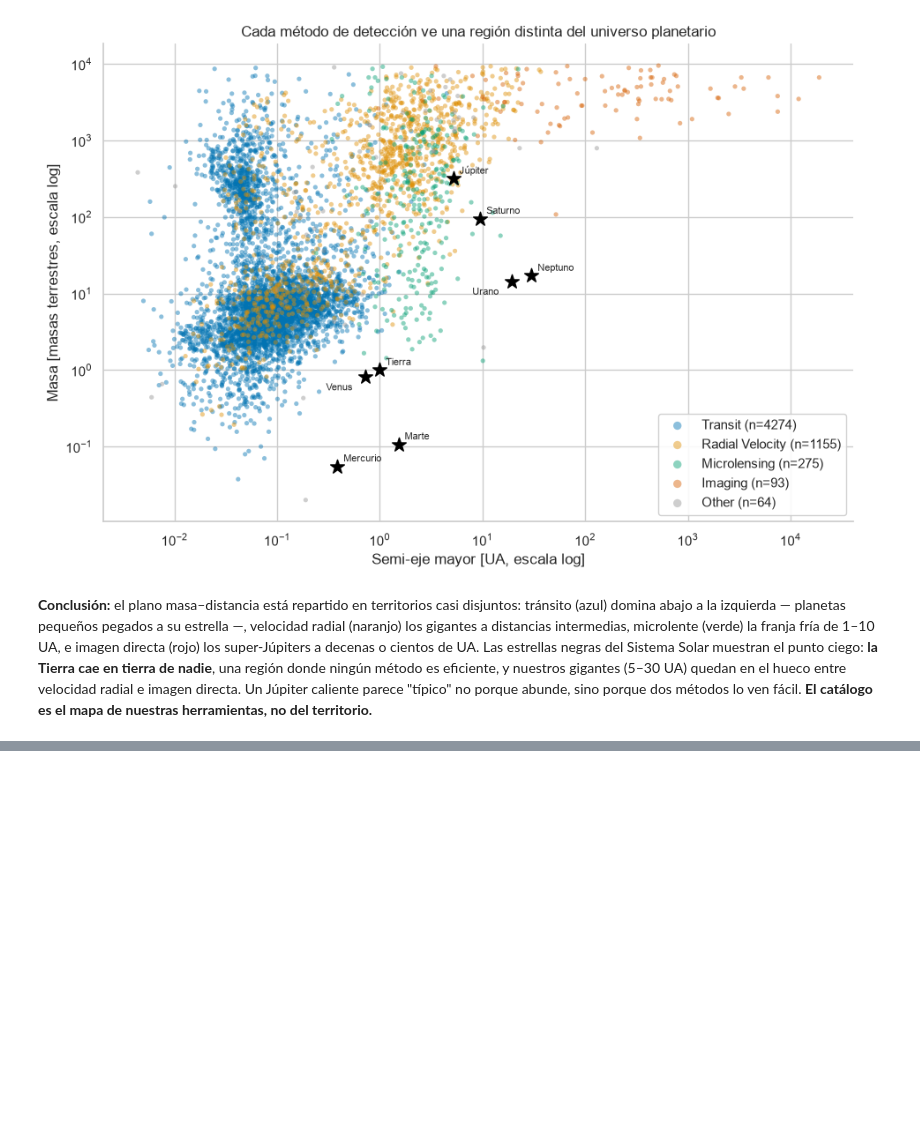
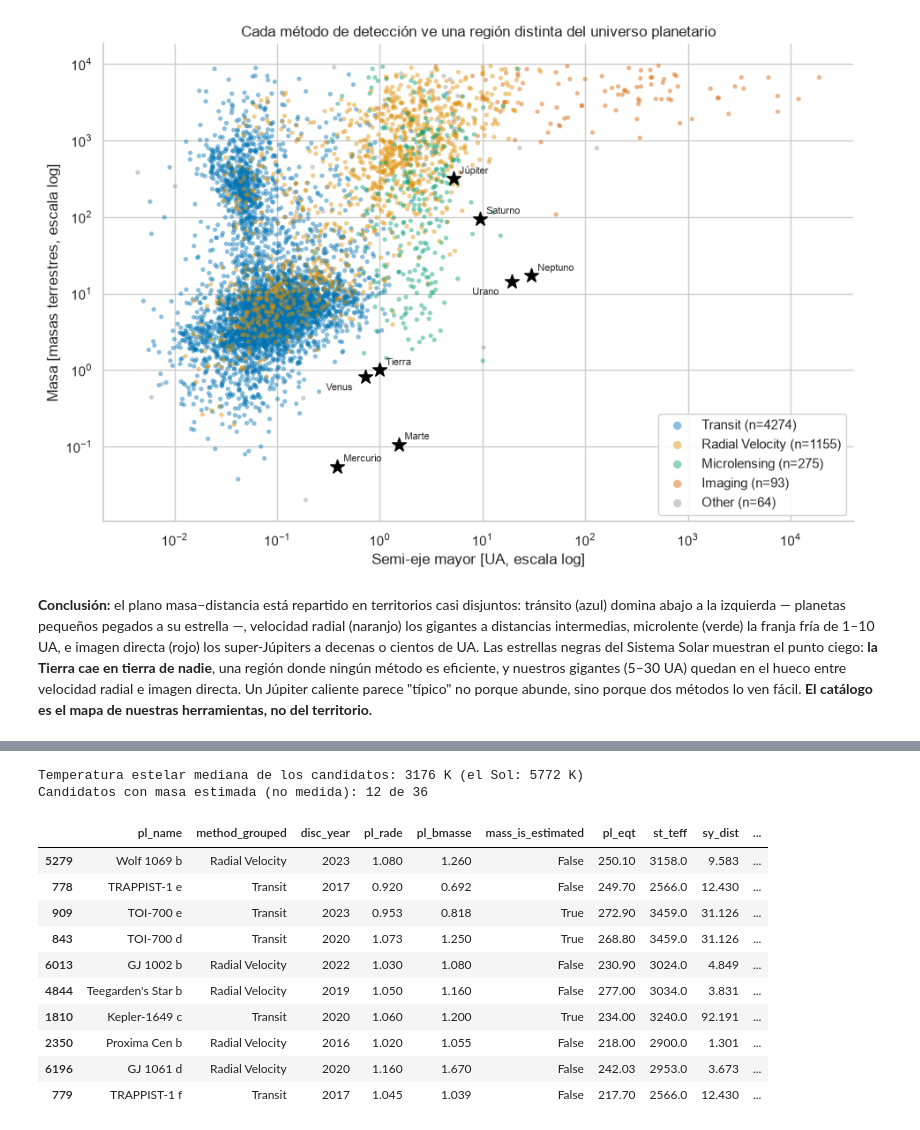
Before and after one commit to Nachuwu/exoplanet-eda, a Jupyter notebook: notebooks/exoplanet-eda.ipynb, the cells around one changed output, grey strips where cells are left out. Saved outputs shown, nothing was run; the diff lists cells and outputs as text; code cells hidden in the pictures; blank space fills up the shorter version.

```diff
--- a/notebooks/exoplanet-eda.ipynb
+++ b/notebooks/exoplanet-eda.ipynb
@@ -582,0 +751,35 @@ fácil. **El catálogo es el mapa de nuestras herramientas, no del territorio.**
+# %%
+def similarity(x, ref):
+    """Término de similitud del Earth Similarity Index: 1 = idéntico a la Tierra."""
+    return 1 - abs(x - ref) / (x + ref)
+
+# Score: media geométrica de las similitudes en radio y temperatura
+# (referencias de la Tierra: 1 radio terrestre, Teq = 255 K)
+candidates = candidates.copy()
+candidates["esi"] = np.sqrt(similarity(candidates["pl_rade"], 1.0)
+                            * similarity(candidates["pl_eqt"], 255.0))
+
+print(f"Temperatura estelar mediana de los candidatos: "
+      f"{candidates['st_teff'].median():.0f} K (el Sol: 5772 K)")
+print(f"Candidatos con masa estimada (no medida): "
+      f"{candidates['mass_is_estimated'].sum()} de {len(candidates)}\n")
+
+top10 = (candidates.sort_values("esi", ascending=False)
+         [["pl_name", "method_grouped", "disc_year", "pl_rade", "pl_bmasse",
+           "mass_is_estimated", "pl_eqt", "st_teff", "sy_dist", "esi"]]
+         .head(10).round(3))
+top10
+# %% [output]
+Temperatura estelar mediana de los candidatos: 3176 K (el Sol: 5772 K)
+Candidatos con masa estimada (no medida): 12 de 36
+|  | pl_name | method_grouped | disc_year | pl_rade | pl_bmasse | mass_is_estimated | pl_eqt | st_teff | sy_dist | ... |
+| 5279 | Wolf 1069 b | Radial Velocity | 2023 | 1.080 | 1.260 | False | 250.10 | 3158.0 | 9.583 | ... |
+| 778 | TRAPPIST-1 e | Transit | 2017 | 0.920 | 0.692 | False | 249.70 | 2566.0 | 12.430 | ... |
+| 909 | TOI-700 e | Transit | 2023 | 0.953 | 0.818 | True | 272.90 | 3459.0 | 31.126 | ... |
+| 843 | TOI-700 d | Transit | 2020 | 1.073 | 1.250 | True | 268.80 | 3459.0 | 31.126 | ... |
+| 6013 | GJ 1002 b | Radial Velocity | 2022 | 1.030 | 1.080 | False | 230.90 | 3024.0 | 4.849 | ... |
+| 4844 | Teegarden's Star b | Radial Velocity | 2019 | 1.050 | 1.160 | False | 277.00 | 3034.0 | 3.831 | ... |
+| 1810 | Kepler-1649 c | Transit | 2020 | 1.060 | 1.200 | True | 234.00 | 3240.0 | 92.191 | ... |
+| 2350 | Proxima Cen b | Radial Velocity | 2016 | 1.020 | 1.055 | False | 218.00 | 2900.0 | 1.301 | ... |
+| 6196 | GJ 1061 d | Radial Velocity | 2020 | 1.160 | 1.670 | False | 242.03 | 2953.0 | 3.673 | ... |
+| 779 | TRAPPIST-1 f | Transit | 2017 | 1.045 | 1.039 | False | 217.70 | 2566.0 | 12.430 | ... |
```
Also changed, not shown: parts of 28 cells of this notebook, 3 other files.
